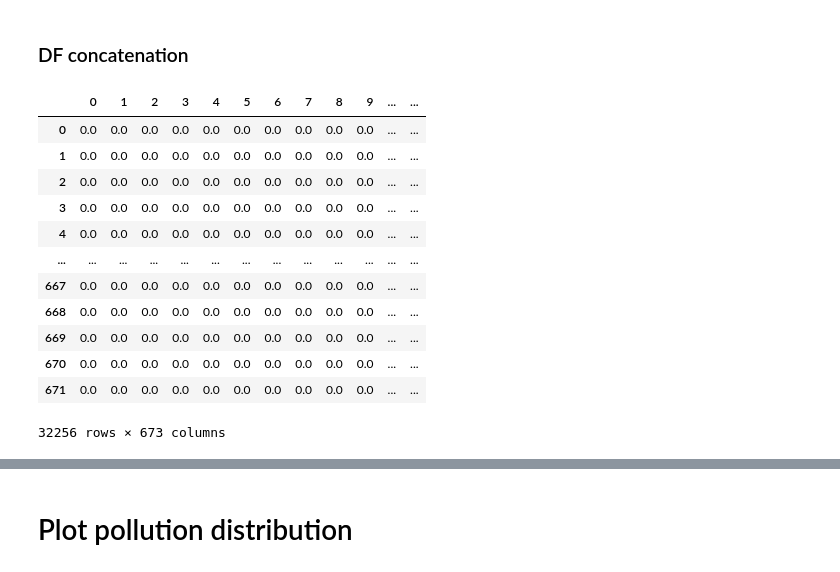
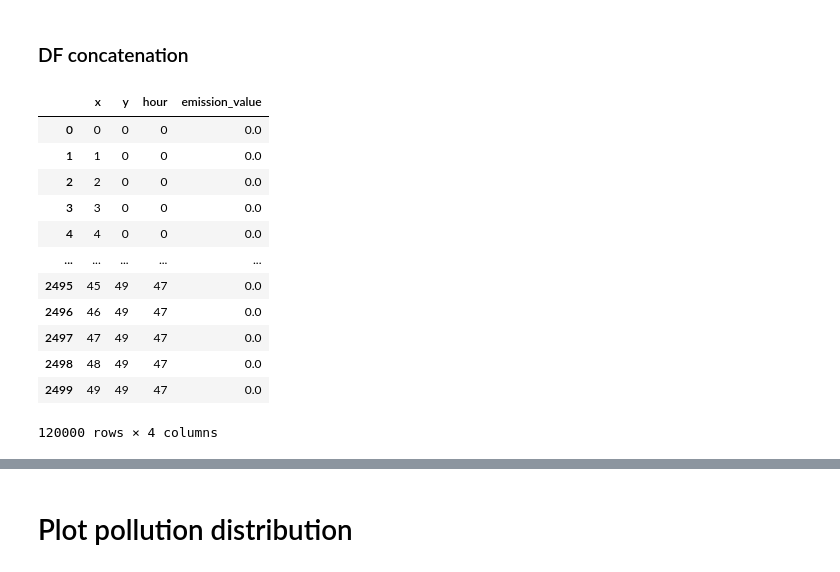
Before and after one commit to zlukich/no_palm, a Jupyter notebook: netcdf_reader.ipynb, the cells around one changed output, grey strips where cells are left out. Cells and saved outputs as stored; diff of their text form; code cells hidden in the pictures.

```diff
--- a/netcdf_reader.ipynb
+++ b/netcdf_reader.ipynb
@@ -72,24 +169,30 @@ pd_15hour_3species
 # %% [markdown]
 ### DF concatenation
 # %%
-result_3species = pd.DataFrame()
+result_1species = pd.DataFrame()
+xrange = [i for i in range(50)] # Subsetting specific grid part
+yrange = [i for i in range(50)] # Subsetting specific grid part
 for i in range(48):
-    pd_ihour_3species = pd.DataFrame(ds["emission_values"][i,0,:,:,2].data)
+    pd_ihour_3species = pd.DataFrame(ds["emission_values"][i,0,yrange,xrange,1].data)
+    pd_ihour_3species = pd.melt(pd_ihour_3species,var_name = "y",value_name = "emission_value")
+    pd_ihour_3species["x"] = [i%len(yrange) for i in range(pd_ihour_3species.shape[0])]
     pd_ihour_3species["hour"] = i
-    result_3species= pd.concat([result_3species,pd_ihour_3species])
+    result_1species= pd.concat([result_1species,pd_ihour_3species])
 # %%
-result_3species
+new_cols_order = ["x","y","hour","emission_value"]
+result_1species= result_1species[new_cols_order]
+result_1species
 # %% [output]
-|  | 0 | 1 | 2 | 3 | 4 | 5 | 6 | 7 | 8 | 9 | ... | ... |
-| 0 | 0.0 | 0.0 | 0.0 | 0.0 | 0.0 | 0.0 | 0.0 | 0.0 | 0.0 | 0.0 | ... | ... |
-| 1 | 0.0 | 0.0 | 0.0 | 0.0 | 0.0 | 0.0 | 0.0 | 0.0 | 0.0 | 0.0 | ... | ... |
-| 2 | 0.0 | 0.0 | 0.0 | 0.0 | 0.0 | 0.0 | 0.0 | 0.0 | 0.0 | 0.0 | ... | ... |
-| 3 | 0.0 | 0.0 | 0.0 | 0.0 | 0.0 | 0.0 | 0.0 | 0.0 | 0.0 | 0.0 | ... | ... |
-| 4 | 0.0 | 0.0 | 0.0 | 0.0 | 0.0 | 0.0 | 0.0 | 0.0 | 0.0 | 0.0 | ... | ... |
-| ... | ... | ... | ... | ... | ... | ... | ... | ... | ... | ... | ... | ... |
-| 667 | 0.0 | 0.0 | 0.0 | 0.0 | 0.0 | 0.0 | 0.0 | 0.0 | 0.0 | 0.0 | ... | ... |
-| 668 | 0.0 | 0.0 | 0.0 | 0.0 | 0.0 | 0.0 | 0.0 | 0.0 | 0.0 | 0.0 | ... | ... |
-| 669 | 0.0 | 0.0 | 0.0 | 0.0 | 0.0 | 0.0 | 0.0 | 0.0 | 0.0 | 0.0 | ... | ... |
-| 670 | 0.0 | 0.0 | 0.0 | 0.0 | 0.0 | 0.0 | 0.0 | 0.0 | 0.0 | 0.0 | ... | ... |
-| 671 | 0.0 | 0.0 | 0.0 | 0.0 | 0.0 | 0.0 | 0.0 | 0.0 | 0.0 | 0.0 | ... | ... |
+|  | x | y | hour | emission_value |
+| 0 | 0 | 0 | 0 | 0.0 |
+| 1 | 1 | 0 | 0 | 0.0 |
+| 2 | 2 | 0 | 0 | 0.0 |
+| 3 | 3 | 0 | 0 | 0.0 |
+| 4 | 4 | 0 | 0 | 0.0 |
+| ... | ... | ... | ... | ... |
+| 2495 | 45 | 49 | 47 | 0.0 |
+| 2496 | 46 | 49 | 47 | 0.0 |
+| 2497 | 47 | 49 | 47 | 0.0 |
+| 2498 | 48 | 49 | 47 | 0.0 |
+| 2499 | 49 | 49 | 47 | 0.0 |
-32256 rows × 673 columns
+120000 rows × 4 columns
```
Also changed, not shown: parts of 37 cells of this notebook, 1 other file.
